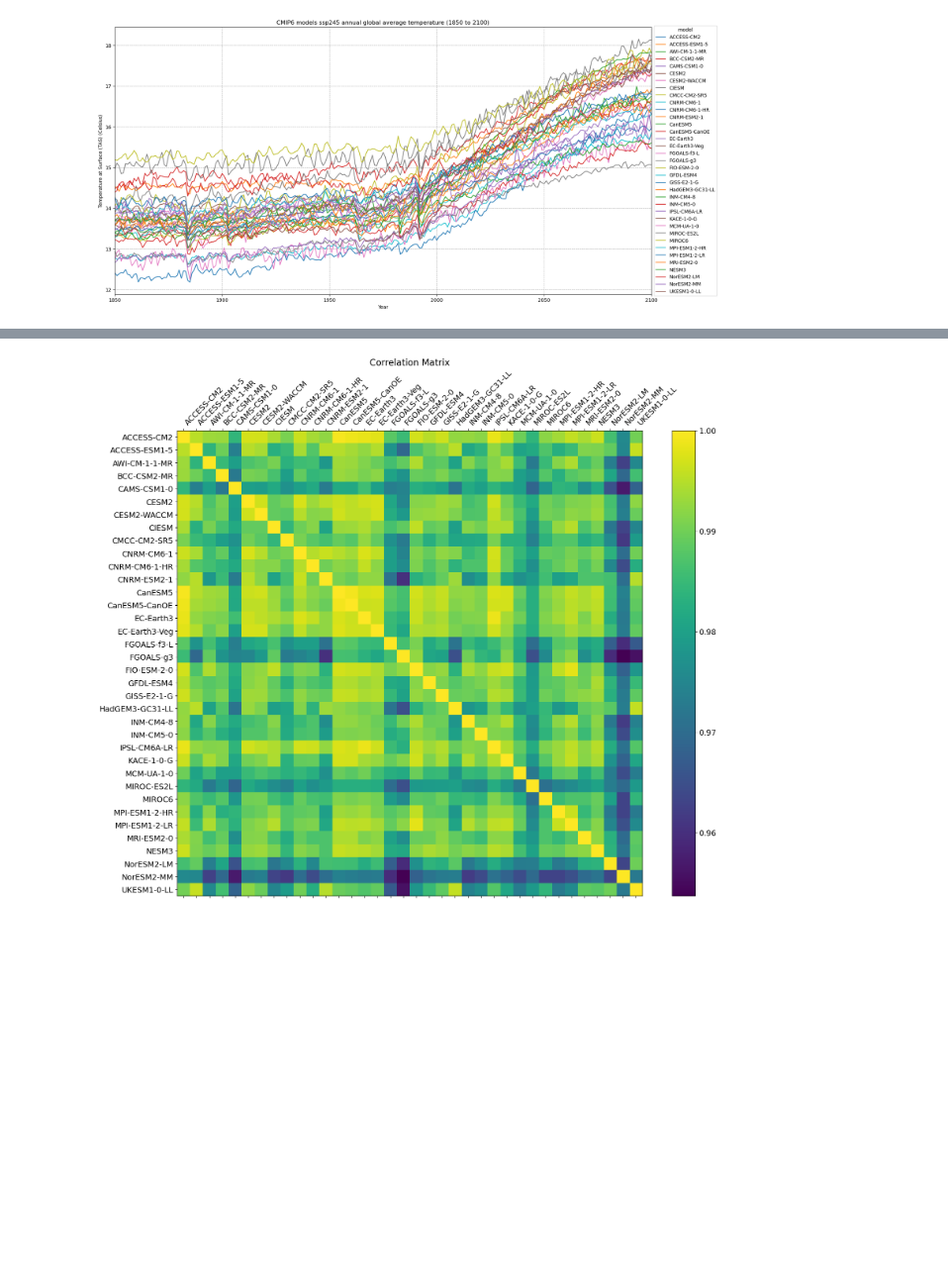
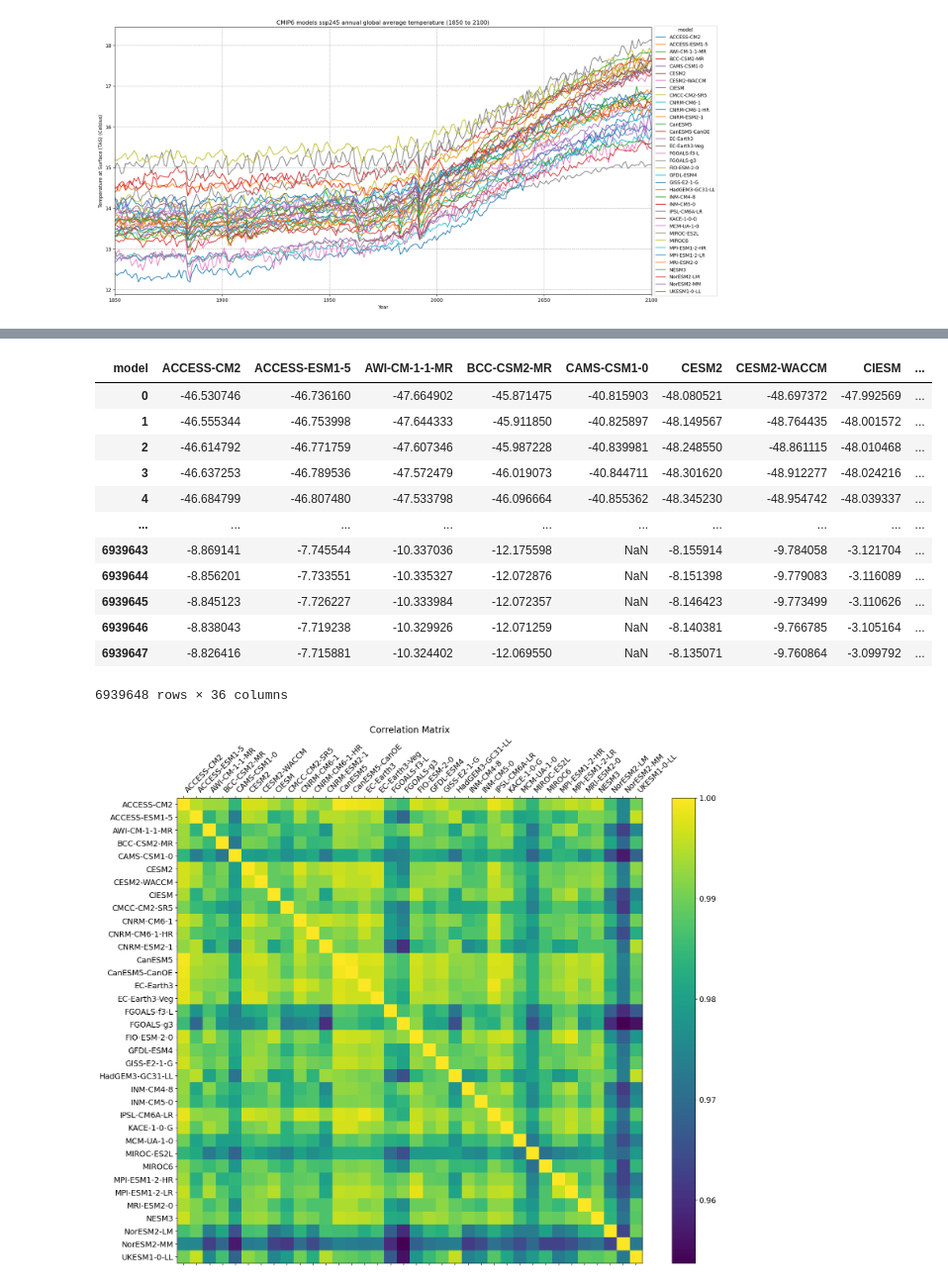
Before and after one commit to opticwiznub/Honours-Thesis, a Jupyter notebook: code/plotting.ipynb, the cells around one changed output, grey strips where cells are left out. Shown at 99% size. Cells and saved outputs as stored; diff of their text form; code cells hidden in the pictures; blank space fills up the shorter version.

```diff
--- a/code/plotting.ipynb
+++ b/code/plotting.ipynb
@@ -214,3 +268,20 @@ corr = tmp.pivot(index='year', columns='model', values='tas').corr()
+# %%
+corr_df = pivot_df.drop(columns = ['year', 'lat', 'lon'])
+corr_df
+# %% [output]
+| model | ACCESS-CM2 | ACCESS-ESM1-5 | AWI-CM-1-1-MR | BCC-CSM2-MR | CAMS-CSM1-0 | CESM2 | CESM2-WACCM | CIESM | ... |
+| 0 | -46.530746 | -46.736160 | -47.664902 | -45.871475 | -40.815903 | -48.080521 | -48.697372 | -47.992569 | ... |
+| 1 | -46.555344 | -46.753998 | -47.644333 | -45.911850 | -40.825897 | -48.149567 | -48.764435 | -48.001572 | ... |
+| 2 | -46.614792 | -46.771759 | -47.607346 | -45.987228 | -40.839981 | -48.248550 | -48.861115 | -48.010468 | ... |
+| 3 | -46.637253 | -46.789536 | -47.572479 | -46.019073 | -40.844711 | -48.301620 | -48.912277 | -48.024216 | ... |
+| 4 | -46.684799 | -46.807480 | -47.533798 | -46.096664 | -40.855362 | -48.345230 | -48.954742 | -48.039337 | ... |
+| ... | ... | ... | ... | ... | ... | ... | ... | ... | ... |
+| 6939643 | -8.869141 | -7.745544 | -10.337036 | -12.175598 | NaN | -8.155914 | -9.784058 | -3.121704 | ... |
+| 6939644 | -8.856201 | -7.733551 | -10.335327 | -12.072876 | NaN | -8.151398 | -9.779083 | -3.116089 | ... |
+| 6939645 | -8.845123 | -7.726227 | -10.333984 | -12.072357 | NaN | -8.146423 | -9.773499 | -3.110626 | ... |
+| 6939646 | -8.838043 | -7.719238 | -10.329926 | -12.071259 | NaN | -8.140381 | -9.766785 | -3.105164 | ... |
+| 6939647 | -8.826416 | -7.715881 | -10.324402 | -12.069550 | NaN | -8.135071 | -9.760864 | -3.099792 | ... |
+6939648 rows × 36 columns
 # %%
 f = plt.figure(figsize=(19, 15))
 plt.matshow(corr, fignum=f.number)
```
Also changed, not shown: parts of 13 cells of this notebook, 17 other files.
